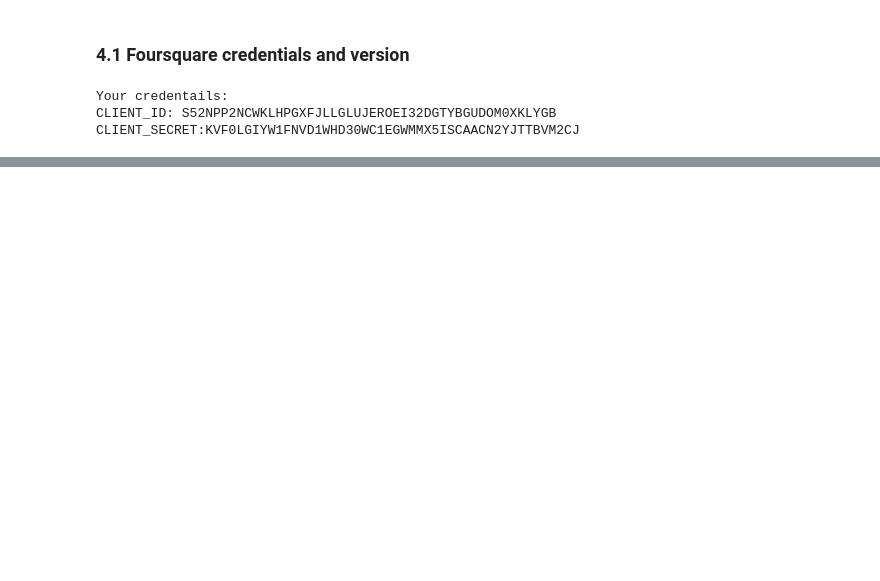
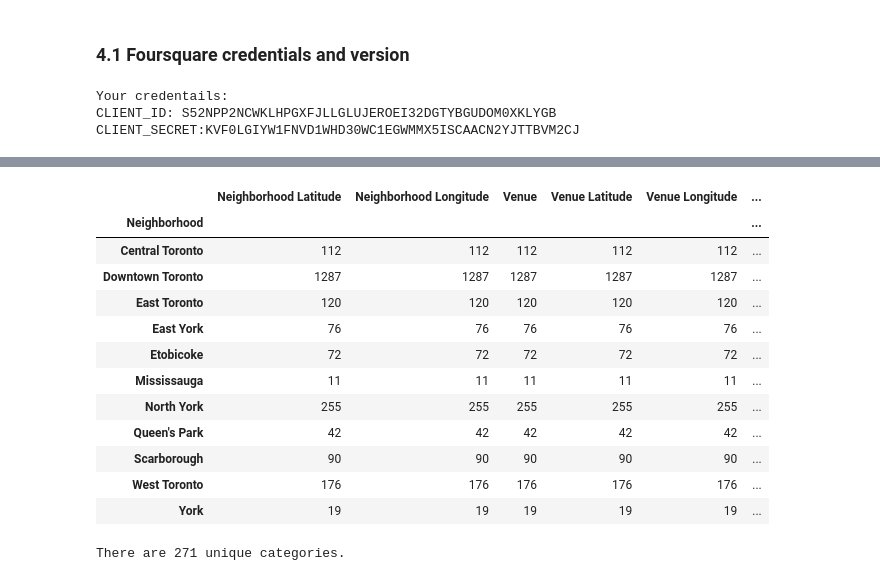
Before and after one commit to mdsl22/Coursera_Capstone, a Jupyter notebook: Week_3_3.ipynb, the cells around one changed output, grey strips where cells are left out. Drawn from its saved outputs; the diff is of its cells as text; code cells hidden in the pictures; blank space fills up the shorter version.

```diff
--- a/Week_3_3.ipynb
+++ b/Week_3_3.ipynb
@@ -252,0 +275,3 @@ CLIENT_SECRET:KVF0LGIYW1FNVD1WHD30WC1EGWMMX5ISCAACN2YJTTBVM2CJ
+# %%
+# get request and examine the resutls
+results = requests.get(url).json()
@@ -252,0 +390,20 @@ CLIENT_SECRET:KVF0LGIYW1FNVD1WHD30WC1EGWMMX5ISCAACN2YJTTBVM2CJ
+# %%
+venues.groupby('Neighborhood').count()
+# %% [output]
+|  | Neighborhood Latitude | Neighborhood Longitude | Venue | Venue Latitude | Venue Longitude | ... |
+| Neighborhood |  |  |  |  |  | ... |
+| Central Toronto | 112 | 112 | 112 | 112 | 112 | ... |
+| Downtown Toronto | 1287 | 1287 | 1287 | 1287 | 1287 | ... |
+| East Toronto | 120 | 120 | 120 | 120 | 120 | ... |
+| East York | 76 | 76 | 76 | 76 | 76 | ... |
+| Etobicoke | 72 | 72 | 72 | 72 | 72 | ... |
+| Mississauga | 11 | 11 | 11 | 11 | 11 | ... |
+| North York | 255 | 255 | 255 | 255 | 255 | ... |
+| Queen's Park | 42 | 42 | 42 | 42 | 42 | ... |
+| Scarborough | 90 | 90 | 90 | 90 | 90 | ... |
+| West Toronto | 176 | 176 | 176 | 176 | 176 | ... |
+| York | 19 | 19 | 19 | 19 | 19 | ... |
+# %%
+print('There are {} unique categories.'.format(len(venues['Venue Category'].unique())))
+# %% [output]
+There are 271 unique categories.
```
Also changed, not shown: parts of 24 cells of this notebook.
